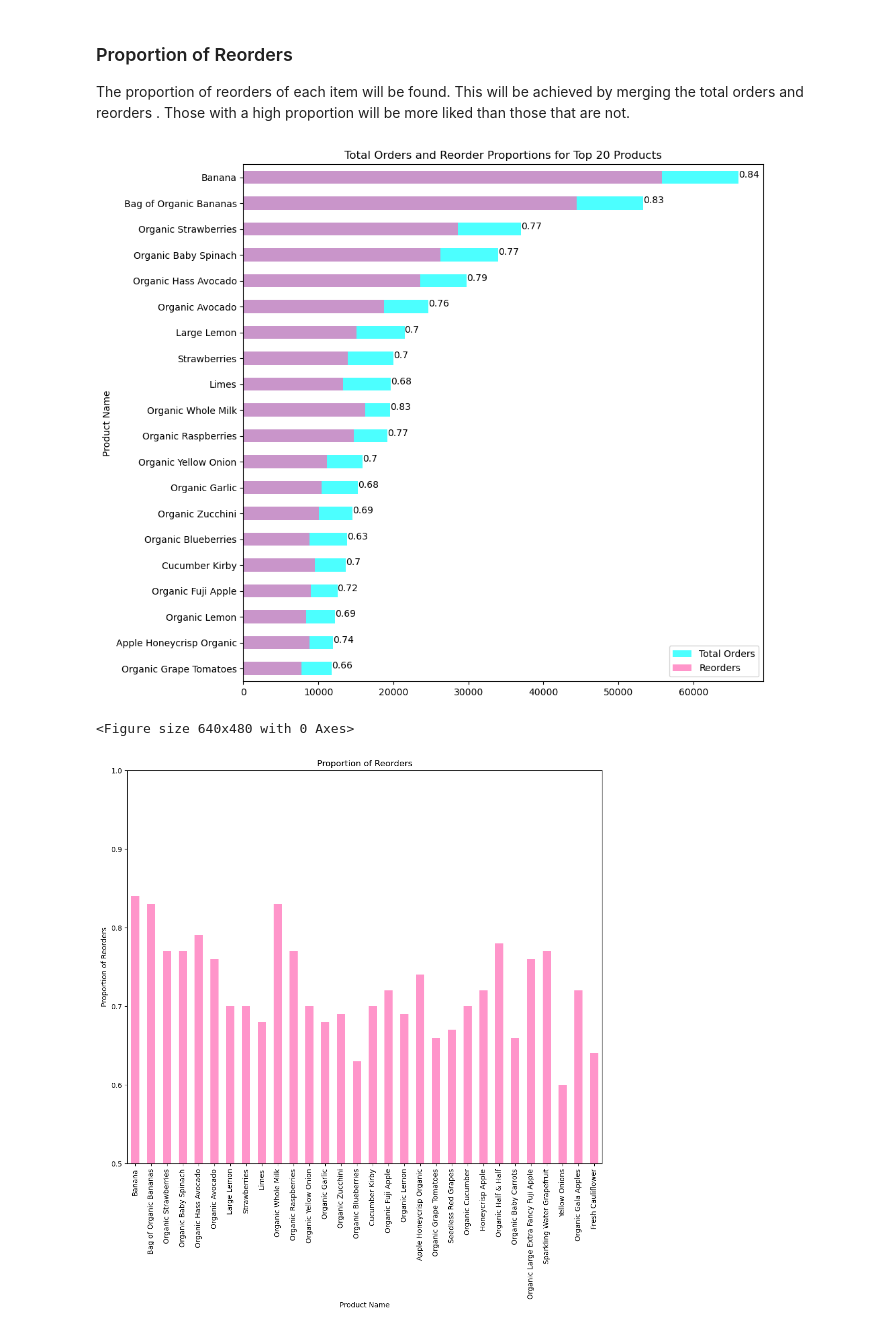
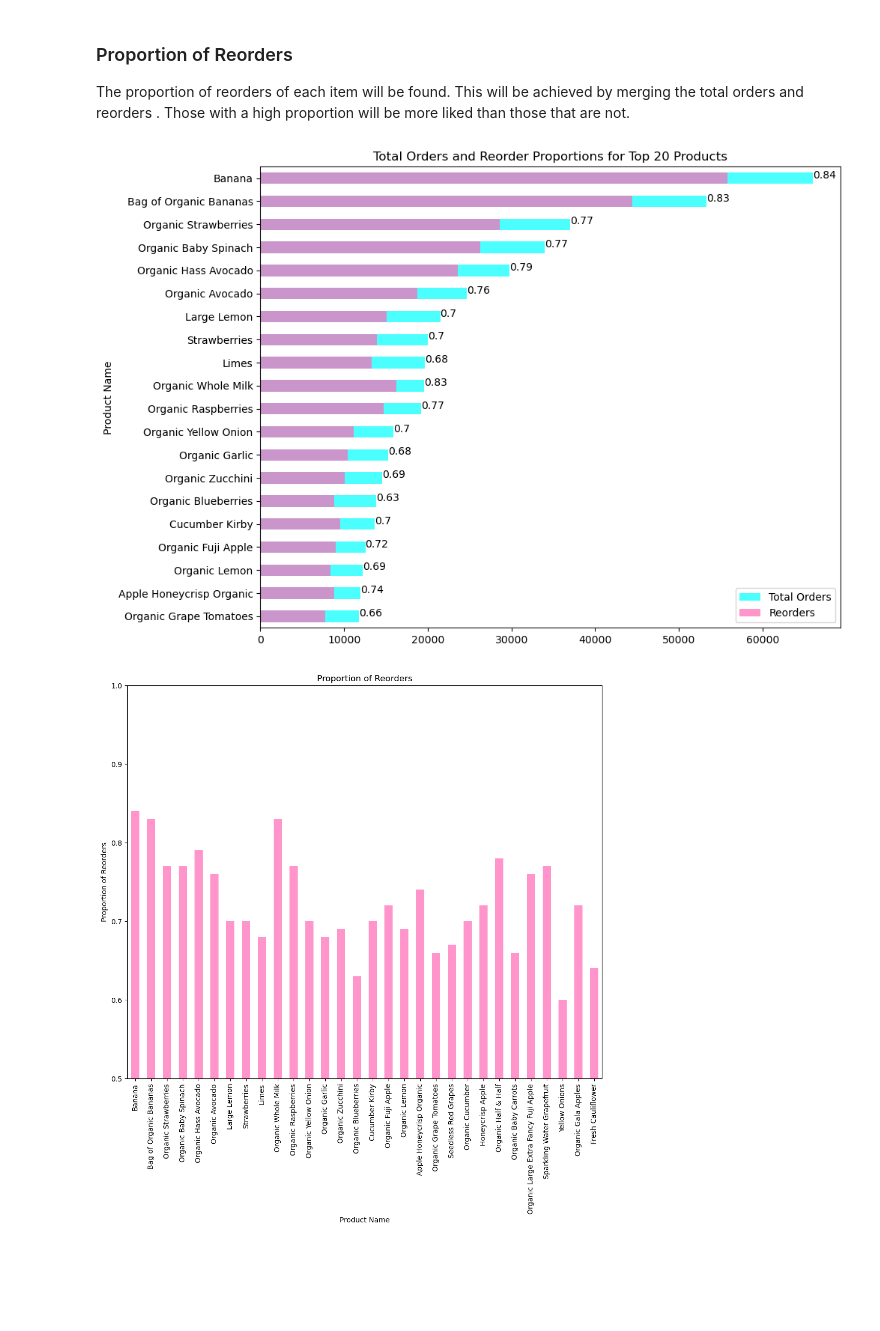
Before and after one commit to danp0kes/triple-ten-projects, a Jupyter notebook: instacart-eda/instacart.ipynb, the cells around one changed output. Saved outputs shown, nothing was run; the diff lists cells and outputs as text; code cells hidden in the pictures; blank space fills up the shorter version.

```diff
--- a/instacart-eda/instacart.ipynb
+++ b/instacart-eda/instacart.ipynb
@@ -641,33 +641,32 @@ top_merged = merged.sort_values(by='total_orders', ascending=False).head(30)
 # %%
 import matplotlib.pyplot as plt
 
 # Reverse the order of the data
 total_orders_reversed = top_merged['total_orders'][0:20][::-1]
 reorders_reversed = top_merged['reorders'][0:20][::-1]
 proportion_reversed = top_merged['proportion'][0:20][::-1]
 
 # Plot total_ordered against reorders
 total_orders_reversed.plot(kind='barh', title='Total Orders and Reorder Proportions for Top 20 Products',
-                           figsize=[10,10], color='aqua', alpha=0.7)
+                           figsize=[10,8], color='aqua', alpha=0.7)
 
 # Add in proportion of reorders as labels
 for index, value in enumerate(total_orders_reversed):
     plt.text(value, index, '' + str(proportion_reversed.iloc[index]) + '')
 
 # Plot total
 reorders_reversed.plot(kind='barh', color='hotpink', alpha=0.7)
 
 # Add labels
 plt.ylabel('Product Name')
 
 # Add legend
 plt.legend(['Total Orders', 'Reorders'])
 
 # Show plot
 plt.show()
 # %% [output]
-[figure, old version]
+[figure, new version]
-<Figure size 640x480 with 0 Axes>
 # %%
 # plot proportion of reorders
 top_merged['proportion'][0:30].plot(kind='bar', title='Proportion of Reorders',
```
Also changed, not shown: 1 other file.
